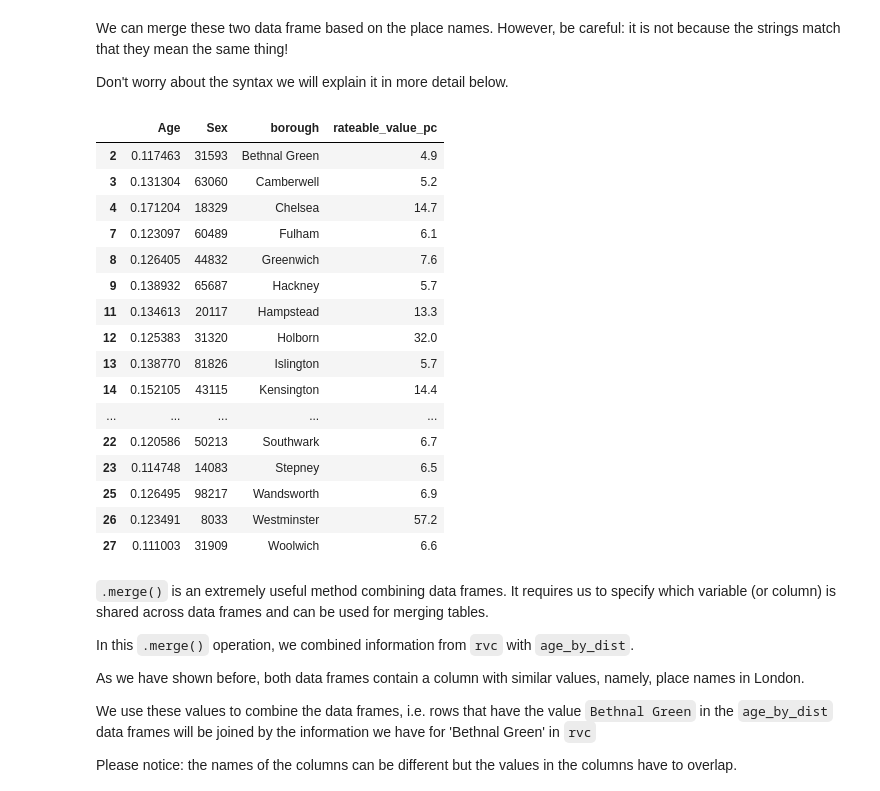
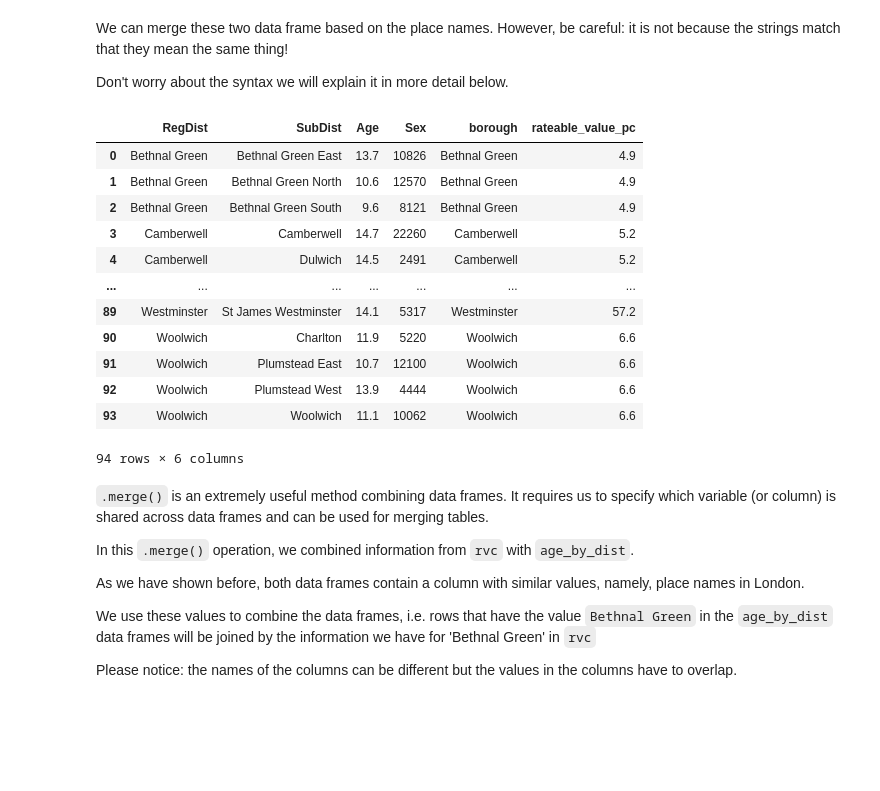
Before and after one commit to kasparvonbeelen/ghi_python, a Jupyter notebook: 11_-_Linear_Regression.ipynb, the cells around one changed output. Cells and saved outputs as stored; diff of their text form; code cells hidden in the pictures; blank space fills up the shorter version.

```diff
--- a/11_-_Linear_Regression.ipynb
+++ b/11_-_Linear_Regression.ipynb
@@ -52,4 +57,4 @@ Why? We don't know how long Londoners live on average. Here we reason that distr
 # %%
-df = pd.read_csv('data/icem/EW01_london_subsample.csv',index_col=0)
+df = pd.read_csv('data/icem/EW01_london_subsample_2.csv',index_col=0)
 df.head()
 # %% [output]
@@ -66,7 +71,7 @@ df.Age.mean(), df.Age.median()
 # %%
 #age_by_dist = df.groupby(['RegDist']).agg({'Age':'mean','Sex':'count'})
 # %%
-age_by_dist = df.groupby(['RegDist']).agg({'Age':lambda x: np.mean(x > 50),'Sex':'count'})
+age_by_dist = df.groupby(['RegDist','SubDist']).agg({'Age':lambda x: round(np.mean(x > 50) *100,1),'Sex':'count'}).reset_index()
 # %%
 age_by_dist
 # %% [output]
@@ -155,26 +155,22 @@ We can merge these two data frame based on the place names. However, be careful:
 
 Don't worry about the syntax we will explain it in more detail below.
 # %%
-data_merged = age_by_dist.merge(rv,left_index=True,right_on='borough')
+data_merged = age_by_dist.merge(rv,left_on='RegDist',right_on='borough')
 data_merged
 # %% [output]
-|  | Age | Sex | borough | rateable_value_pc |
-| 2 | 0.117463 | 31593 | Bethnal Green | 4.9 |
-| 3 | 0.131304 | 63060 | Camberwell | 5.2 |
-| 4 | 0.171204 | 18329 | Chelsea | 14.7 |
-| 7 | 0.123097 | 60489 | Fulham | 6.1 |
-| 8 | 0.126405 | 44832 | Greenwich | 7.6 |
-| 9 | 0.138932 | 65687 | Hackney | 5.7 |
-| 11 | 0.134613 | 20117 | Hampstead | 13.3 |
-| 12 | 0.125383 | 31320 | Holborn | 32.0 |
-| 13 | 0.138770 | 81826 | Islington | 5.7 |
-| 14 | 0.152105 | 43115 | Kensington | 14.4 |
-| ... | ... | ... | ... | ... |
-| 22 | 0.120586 | 50213 | Southwark | 6.7 |
-| 23 | 0.114748 | 14083 | Stepney | 6.5 |
-| 25 | 0.126495 | 98217 | Wandsworth | 6.9 |
-| 26 | 0.123491 | 8033 | Westminster | 57.2 |
-| 27 | 0.111003 | 31909 | Woolwich | 6.6 |
+|  | RegDist | SubDist | Age | Sex | borough | rateable_value_pc |
+| 0 | Bethnal Green | Bethnal Green East | 13.7 | 10826 | Bethnal Green | 4.9 |
+| 1 | Bethnal Green | Bethnal Green North | 10.6 | 12570 | Bethnal Green | 4.9 |
+| 2 | Bethnal Green | Bethnal Green South | 9.6 | 8121 | Bethnal Green | 4.9 |
+| 3 | Camberwell | Camberwell | 14.7 | 22260 | Camberwell | 5.2 |
+| 4 | Camberwell | Dulwich | 14.5 | 2491 | Camberwell | 5.2 |
+| ... | ... | ... | ... | ... | ... | ... |
+| 89 | Westminster | St James Westminster | 14.1 | 5317 | Westminster | 57.2 |
+| 90 | Woolwich | Charlton | 11.9 | 5220 | Woolwich | 6.6 |
+| 91 | Woolwich | Plumstead East | 10.7 | 12100 | Woolwich | 6.6 |
+| 92 | Woolwich | Plumstead West | 13.9 | 4444 | Woolwich | 6.6 |
+| 93 | Woolwich | Woolwich | 11.1 | 10062 | Woolwich | 6.6 |
+94 rows × 6 columns
 # %% [markdown]
 `.merge()` is an extremely useful method combining data frames. It requires us to specify which variable (or column) is shared across data frames and can be used for merging tables.
 
```
Also changed, not shown: parts of 83 cells of this notebook.
